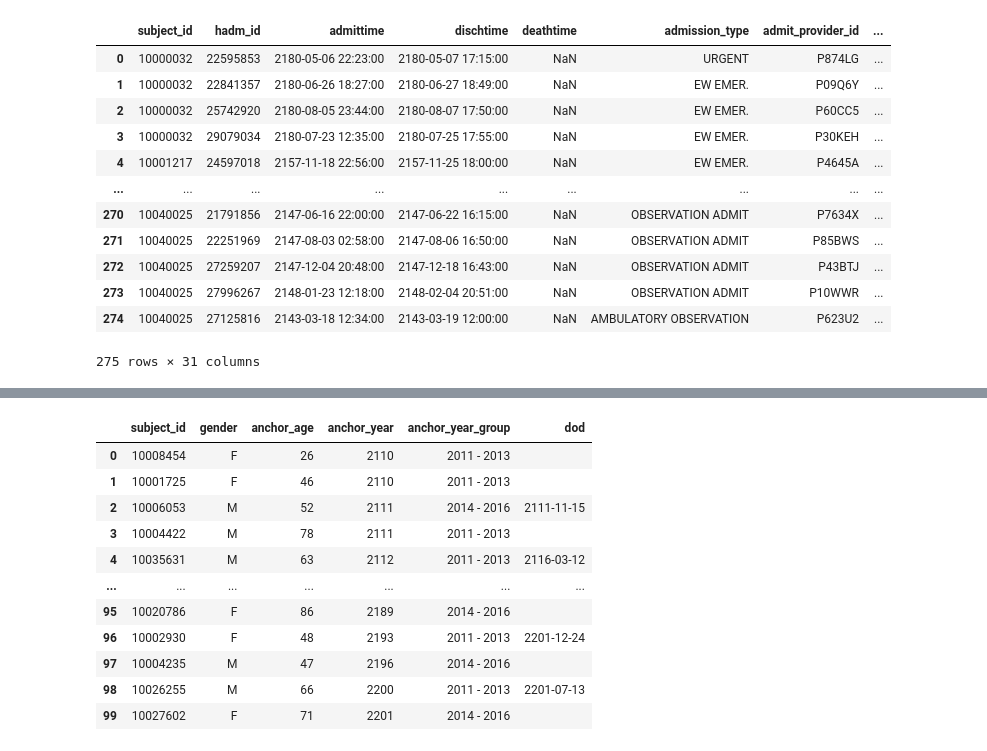
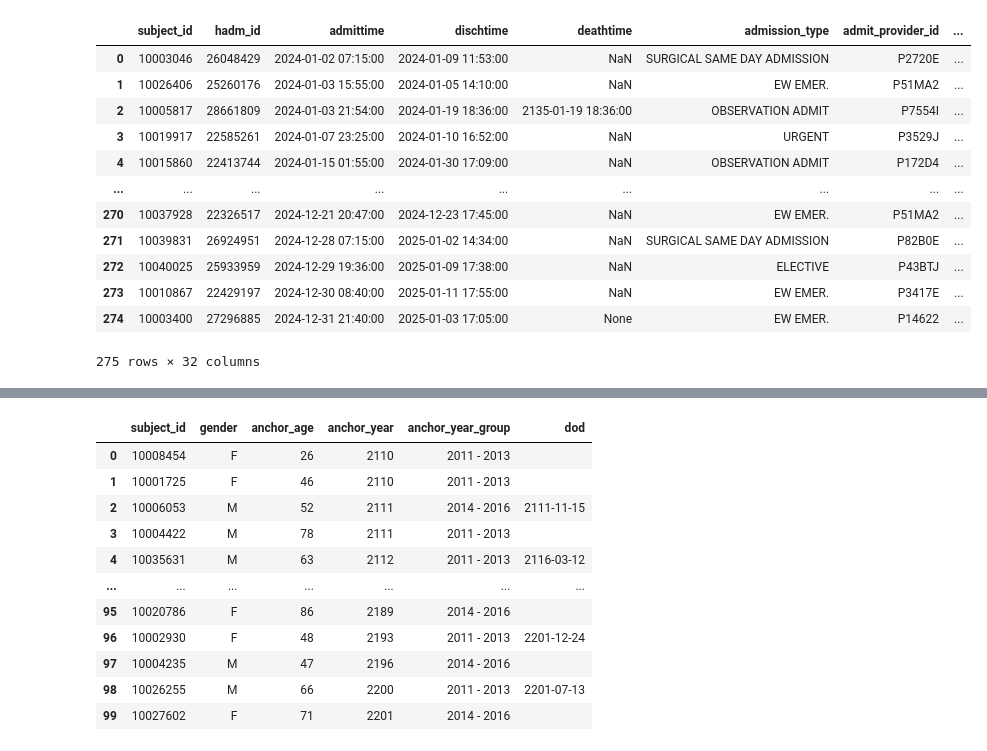
Before and after one commit to kkkarnav/MIMIC, a Jupyter notebook: 1_data_creation.ipynb, the cells around one changed output, grey strips where cells are left out. Cells and saved outputs as stored; diff of their text form; code cells hidden in the pictures.

```diff
--- a/1_data_creation.ipynb
+++ b/1_data_creation.ipynb
@@ -11,16 +30,21 @@ for file in files:
-# %%
-df
-# %% [output]
-|  | subject_id | hadm_id | admittime | dischtime | deathtime | admission_type | admit_provider_id | ... |
-| 0 | 10000032 | 22595853 | 2180-05-06 22:23:00 | 2180-05-07 17:15:00 | NaN | URGENT | P874LG | ... |
-| 1 | 10000032 | 22841357 | 2180-06-26 18:27:00 | 2180-06-27 18:49:00 | NaN | EW EMER. | P09Q6Y | ... |
-| 2 | 10000032 | 25742920 | 2180-08-05 23:44:00 | 2180-08-07 17:50:00 | NaN | EW EMER. | P60CC5 | ... |
-| 3 | 10000032 | 29079034 | 2180-07-23 12:35:00 | 2180-07-25 17:55:00 | NaN | EW EMER. | P30KEH | ... |
-| 4 | 10001217 | 24597018 | 2157-11-18 22:56:00 | 2157-11-25 18:00:00 | NaN | EW EMER. | P4645A | ... |
-| ... | ... | ... | ... | ... | ... | ... | ... | ... |
-| 270 | 10040025 | 21791856 | 2147-06-16 22:00:00 | 2147-06-22 16:15:00 | NaN | OBSERVATION ADMIT | P7634X | ... |
-| 271 | 10040025 | 22251969 | 2147-08-03 02:58:00 | 2147-08-06 16:50:00 | NaN | OBSERVATION ADMIT | P85BWS | ... |
-| 272 | 10040025 | 27259207 | 2147-12-04 20:48:00 | 2147-12-18 16:43:00 | NaN | OBSERVATION ADMIT | P43BTJ | ... |
-| 273 | 10040025 | 27996267 | 2148-01-23 12:18:00 | 2148-02-04 20:51:00 | NaN | OBSERVATION ADMIT | P10WWR | ... |
-| 274 | 10040025 | 27125816 | 2143-03-18 12:34:00 | 2143-03-19 12:00:00 | NaN | AMBULATORY OBSERVATION | P623U2 | ... |
-275 rows × 31 columns
+# %%
+df = df.sort_values(by=["admittime"]).reset_index(drop=True)
+df['admittime'] = df['admittime'].apply(lambda x: pd.to_datetime(x).replace(year=2024))
+df['dischtime'] = df['dischtime'].apply(lambda x: pd.to_datetime(x).replace(year=2024))
+df['dischtime'] = df.apply(lambda row: pd.to_datetime(row['dischtime']).replace(year=2025) if row['dischtime'].month < row['admittime'].month else row['dischtime'], axis=1)
+df["duration_of_stay"] = pd.to_datetime(df["dischtime"]) - pd.to_datetime(df["admittime"])
+df
+# %% [output]
+|  | subject_id | hadm_id | admittime | dischtime | deathtime | admission_type | admit_provider_id | ... |
+| 0 | 10003046 | 26048429 | 2024-01-02 07:15:00 | 2024-01-09 11:53:00 | NaN | SURGICAL SAME DAY ADMISSION | P2720E | ... |
+| 1 | 10026406 | 25260176 | 2024-01-03 15:55:00 | 2024-01-05 14:10:00 | NaN | EW EMER. | P51MA2 | ... |
+| 2 | 10005817 | 28661809 | 2024-01-03 21:54:00 | 2024-01-19 18:36:00 | 2135-01-19 18:36:00 | OBSERVATION ADMIT | P7554I | ... |
+| 3 | 10019917 | 22585261 | 2024-01-07 23:25:00 | 2024-01-10 16:52:00 | NaN | URGENT | P3529J | ... |
+| 4 | 10015860 | 22413744 | 2024-01-15 01:55:00 | 2024-01-30 17:09:00 | NaN | OBSERVATION ADMIT | P172D4 | ... |
+| ... | ... | ... | ... | ... | ... | ... | ... | ... |
+| 270 | 10037928 | 22326517 | 2024-12-21 20:47:00 | 2024-12-23 17:45:00 | NaN | EW EMER. | P51MA2 | ... |
+| 271 | 10039831 | 26924951 | 2024-12-28 07:15:00 | 2025-01-02 14:34:00 | NaN | SURGICAL SAME DAY ADMISSION | P82B0E | ... |
+| 272 | 10040025 | 25933959 | 2024-12-29 19:36:00 | 2025-01-09 17:38:00 | NaN | ELECTIVE | P43BTJ | ... |
+| 273 | 10010867 | 22429197 | 2024-12-30 08:40:00 | 2025-01-11 17:55:00 | NaN | EW EMER. | P3417E | ... |
+| 274 | 10003400 | 27296885 | 2024-12-31 21:40:00 | 2025-01-03 17:05:00 | None | EW EMER. | P14622 | ... |
+275 rows × 32 columns
```
Also changed, not shown: parts of 4 cells of this notebook.
